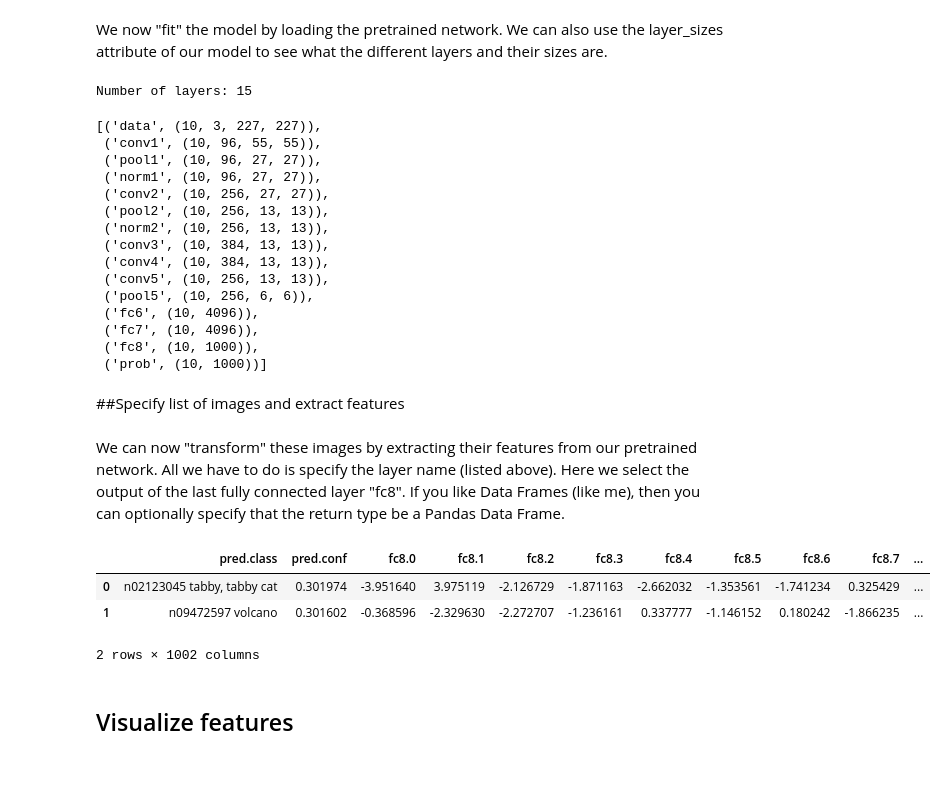
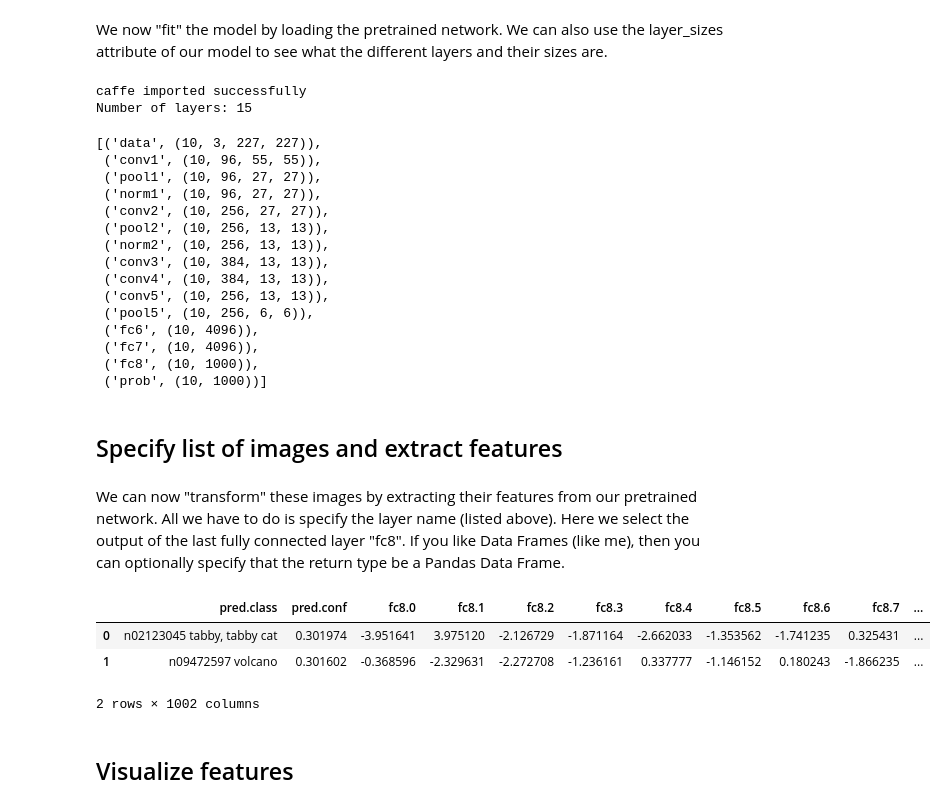
Before and after one commit to myazdani/SkiCaffe, a Jupyter notebook: feature-extraction-example.ipynb, the cells around one changed output. Drawn from its saved outputs; the diff is of its cells as text; code cells hidden in the pictures; blank space fills up the shorter version.

Commit message:
corrected fit and transformer inputs

```diff
--- a/feature-extraction-example.ipynb
+++ b/feature-extraction-example.ipynb
@@ -8,4 +8,7 @@ from skicaffe import SkiCaffe
 To use SKiCaffe, we need Caffe so we have to specify where Caffe was installed. We assume that the installation of Caffe is the default one from [BVLC](https://github.com/BVLC/caffe). We specify the location of Caffe on our system with caffe_root:
 # %%
 caffe_root = '/usr/local/src/caffe/caffe-master/'
-DLmodel = SkiCaffe(caffe_root)
+model_prototxt = caffe_root + 'models/bvlc_reference_caffenet/deploy.prototxt'
+model_trained = caffe_root + 'models/bvlc_reference_caffenet/bvlc_reference_caffenet.caffemodel'
+DLmodel = SkiCaffe(caffe_root = caffe_root,model_prototxt_path = model_prototxt, model_trained_path = model_trained,
+                   layer_name = 'fc8', return_type = 'pandasDF')
@@ -31,10 +29,11 @@ model_trained = caffe_root + 'models/bvlc_reference_caffenet/bvlc_reference_caff
 # %% [markdown]
 We now "fit" the model by loading the pretrained network. We can also use the layer_sizes attribute of our model to see what the different layers and their sizes are.
 # %%
-DLmodel.fit(model_prototxt_path = model_prototxt, model_trained_path = model_trained)
+DLmodel.fit()
 print 'Number of layers:', len(DLmodel.layer_sizes)
 DLmodel.layer_sizes
 # %% [output]
+caffe imported successfully
 Number of layers: 15
 [('data', (10, 3, 227, 227)),
  ('conv1', (10, 96, 55, 55)),
@@ -52,19 +51,19 @@ Number of layers: 15
  ('fc8', (10, 1000)),
  ('prob', (10, 1000))]
 # %% [markdown]
-##Specify list of images and extract features
+## Specify list of images and extract features
 # %%
 image_paths = ['./images/cat.jpg',
                './images/1404329745.jpg']
 # %% [markdown]
 We can now "transform" these images by extracting their features from our pretrained network. All we have to do is specify the layer name (listed above). Here we select the output of the last fully connected layer "fc8". If you like Data Frames (like me), then you can optionally specify that the return type be a Pandas Data Frame.
 # %%
-image_features = DLmodel.transform(image_paths = image_paths, layer_name = 'fc8', return_type = 'pandasDF')
+image_features = DLmodel.transform(X = image_paths)
 image_features.head()
 # %% [output]
 |  | pred.class | pred.conf | fc8.0 | fc8.1 | fc8.2 | fc8.3 | fc8.4 | fc8.5 | fc8.6 | fc8.7 | ... |
-| 0 | n02123045 tabby, tabby cat | 0.301974 | -3.951640 | 3.975119 | -2.126729 | -1.871163 | -2.662032 | -1.353561 | -1.741234 | 0.325429 | ... |
-| 1 | n09472597 volcano | 0.301602 | -0.368596 | -2.329630 | -2.272707 | -1.236161 | 0.337777 | -1.146152 | 0.180242 | -1.866235 | ... |
+| 0 | n02123045 tabby, tabby cat | 0.301974 | -3.951641 | 3.975120 | -2.126729 | -1.871164 | -2.662033 | -1.353562 | -1.741235 | 0.325431 | ... |
+| 1 | n09472597 volcano | 0.301602 | -0.368596 | -2.329631 | -2.272708 | -1.236161 | 0.337777 | -1.146152 | 0.180243 | -1.866235 | ... |
 2 rows × 1002 columns
 # %% [markdown]
 ## Visualize features
```
Also changed, not shown: parts of 2 cells of this notebook, 1 other file.
